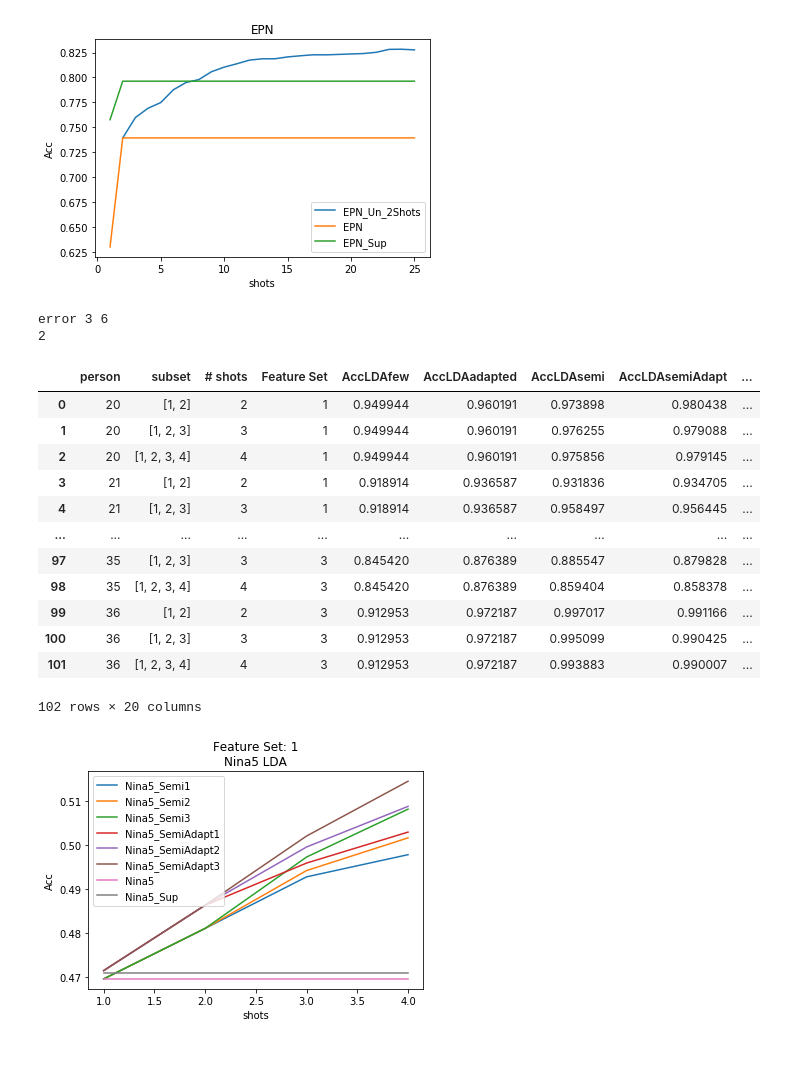
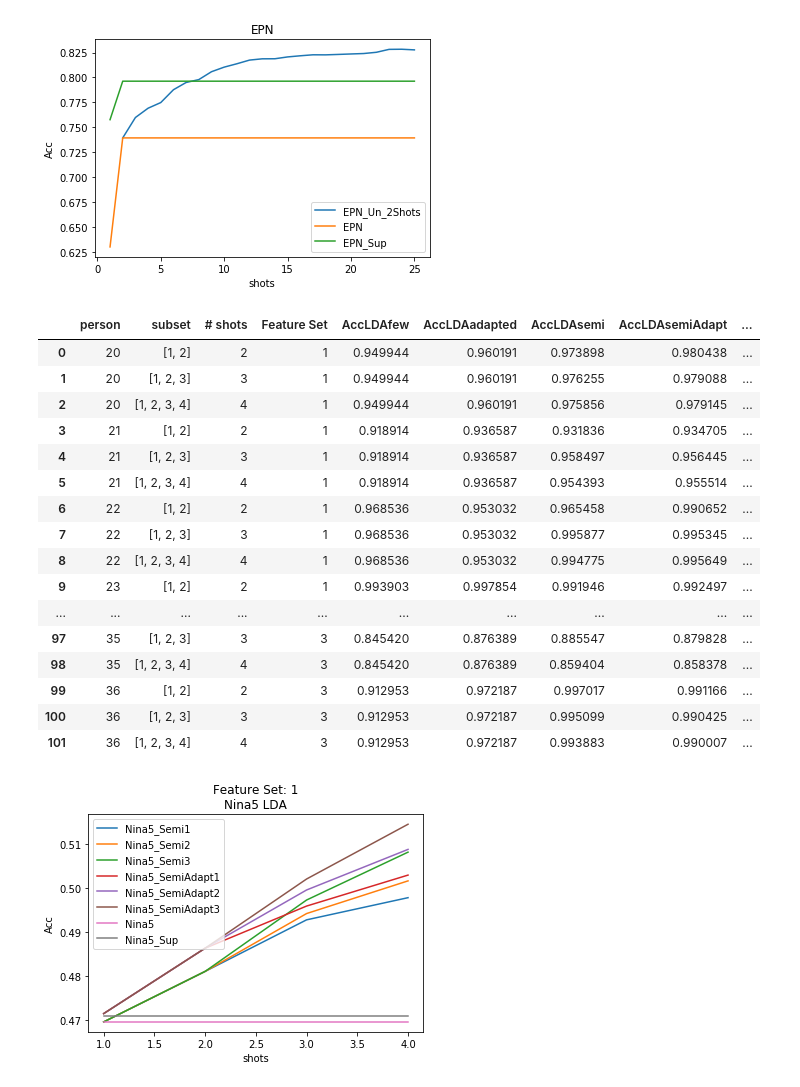
Before and after one commit to andresjarami/OnlineDAclassifier, a Jupyter notebook: Experiments/Experiment1_TimelessDB/Experiment1.ipynb, the cells around one changed output. Drawn from its saved outputs; the diff is of its cells as text; code cells hidden in the pictures; blank space fills up the shorter version.

```diff
--- a/Experiments/Experiment1_TimelessDB/Experiment1.ipynb
+++ b/Experiments/Experiment1_TimelessDB/Experiment1.ipynb
@@ -409,25 +409,28 @@ plt.show()
 [figure]
 [figure]
 # %%
+pd.set_option('display.max_rows', 200)
 newResultsCote=uploadResultsDatabase('results/', 'Cote')
 newResultsNina5=uploadResultsDatabase('results/', 'Nina5')
 newResultsCote
 # %% [output]
-error 3 6
-2
 |  | person | subset | # shots | Feature Set | AccLDAfew | AccLDAadapted | AccLDAsemi | AccLDAsemiAdapt | ... |
 | 0 | 20 | [1, 2] | 2 | 1 | 0.949944 | 0.960191 | 0.973898 | 0.980438 | ... |
 | 1 | 20 | [1, 2, 3] | 3 | 1 | 0.949944 | 0.960191 | 0.976255 | 0.979088 | ... |
 | 2 | 20 | [1, 2, 3, 4] | 4 | 1 | 0.949944 | 0.960191 | 0.975856 | 0.979145 | ... |
 | 3 | 21 | [1, 2] | 2 | 1 | 0.918914 | 0.936587 | 0.931836 | 0.934705 | ... |
 | 4 | 21 | [1, 2, 3] | 3 | 1 | 0.918914 | 0.936587 | 0.958497 | 0.956445 | ... |
+| 5 | 21 | [1, 2, 3, 4] | 4 | 1 | 0.918914 | 0.936587 | 0.954393 | 0.955514 | ... |
+| 6 | 22 | [1, 2] | 2 | 1 | 0.968536 | 0.953032 | 0.965458 | 0.990652 | ... |
+| 7 | 22 | [1, 2, 3] | 3 | 1 | 0.968536 | 0.953032 | 0.995877 | 0.995345 | ... |
+| 8 | 22 | [1, 2, 3, 4] | 4 | 1 | 0.968536 | 0.953032 | 0.994775 | 0.995649 | ... |
+| 9 | 23 | [1, 2] | 2 | 1 | 0.993903 | 0.997854 | 0.991946 | 0.992497 | ... |
 | ... | ... | ... | ... | ... | ... | ... | ... | ... | ... |
 | 97 | 35 | [1, 2, 3] | 3 | 3 | 0.845420 | 0.876389 | 0.885547 | 0.879828 | ... |
 | 98 | 35 | [1, 2, 3, 4] | 4 | 3 | 0.845420 | 0.876389 | 0.859404 | 0.858378 | ... |
 | 99 | 36 | [1, 2] | 2 | 3 | 0.912953 | 0.972187 | 0.997017 | 0.991166 | ... |
 | 100 | 36 | [1, 2, 3] | 3 | 3 | 0.912953 | 0.972187 | 0.995099 | 0.990425 | ... |
 | 101 | 36 | [1, 2, 3, 4] | 4 | 3 | 0.912953 | 0.972187 | 0.993883 | 0.990007 | ... |
-102 rows × 20 columns
 # %%
 
 def vectroGraph(prop,adapt_normal,base,featureSet):
```
Also changed, not shown: parts of 2 cells of this notebook, 5 other files.
